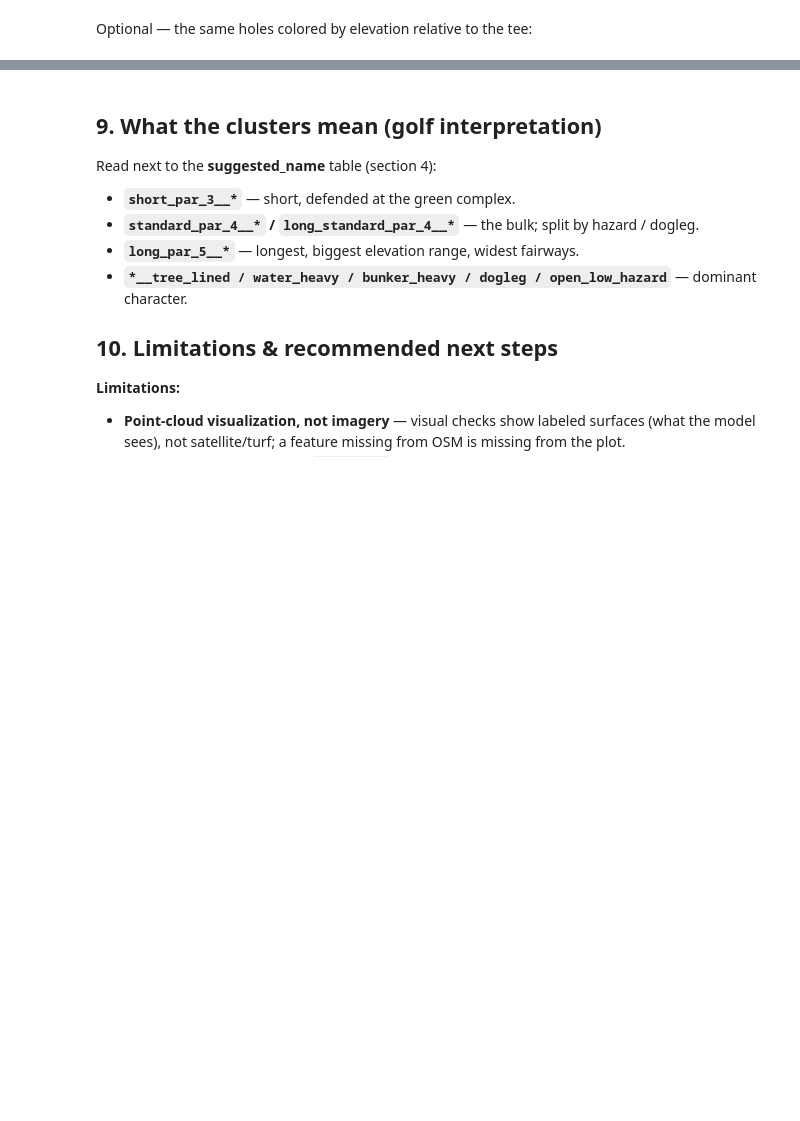
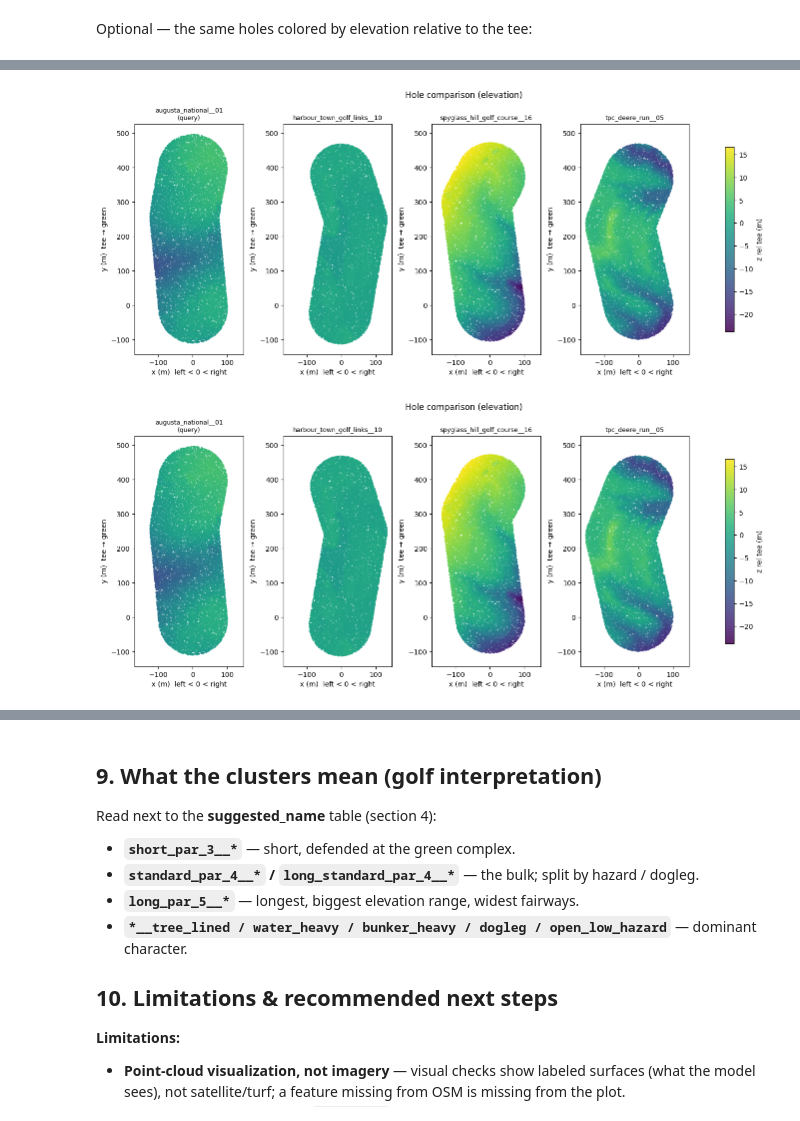
Before and after one commit to davishelman/golf-data-research, a Jupyter notebook: notebooks/hole_similarity_research.ipynb, the cells around one changed output, grey strips where cells are left out. Saved outputs shown, nothing was run; the diff lists cells and outputs as text; code cells hidden in the pictures; blank space fills up the shorter version.

```diff
--- a/notebooks/hole_similarity_research.ipynb
+++ b/notebooks/hole_similarity_research.ipynb
@@ -390,0 +455,5 @@ saved ..\courses\_index\visual_checks\augusta_national__01_v2_length_guarded.png
+# %%
+viz_compare(vids, titles=vtitles, color_by='elevation', max_points=30000)
+# %% [output]
+[figure, added]
+[figure, added]
```
Also changed, not shown: parts of 12 cells of this notebook, 8 other files.
